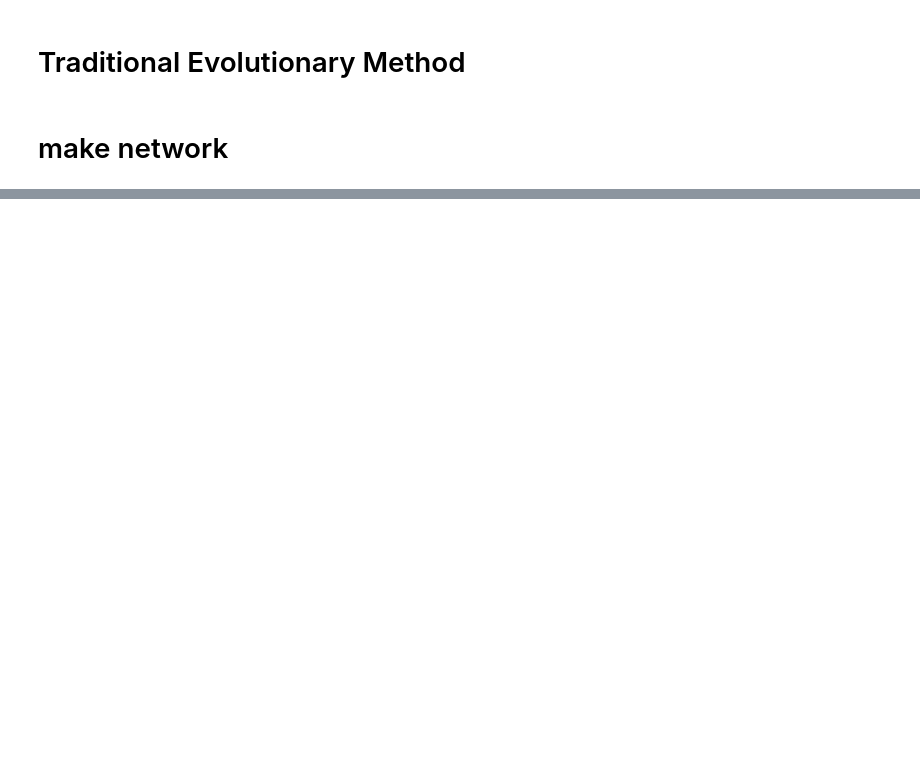
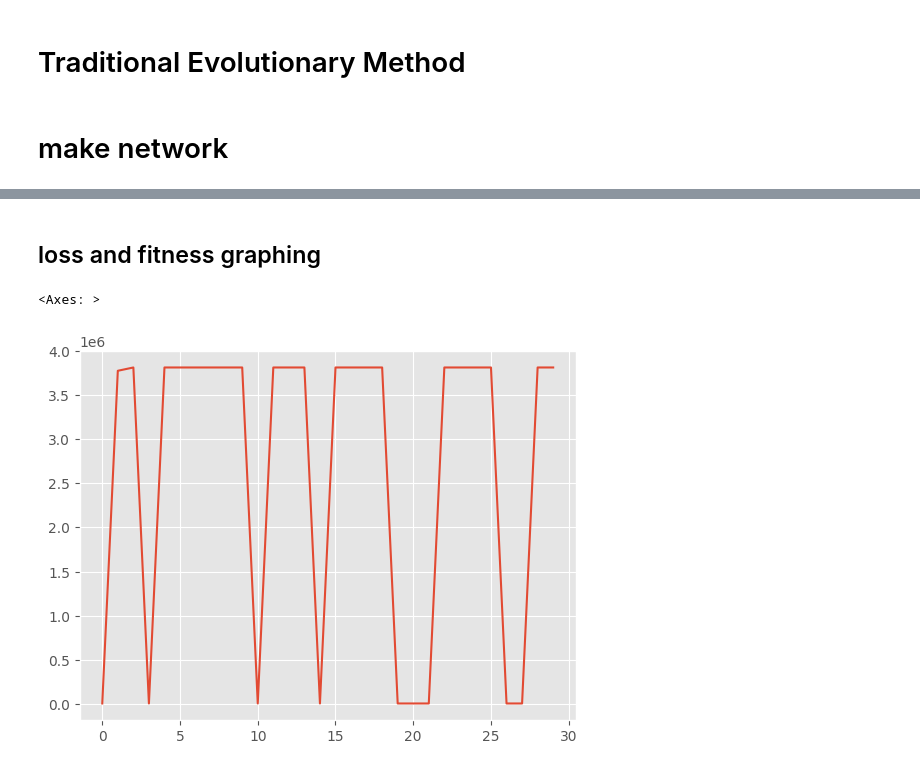
Before and after one commit to amirhu37/DCPMK, a Jupyter notebook: DCPMK.ipynb, the cells around one changed output, grey strips where cells are left out. Cells and saved outputs as stored; diff of their text form; code cells hidden in the pictures; blank space fills up the shorter version.

```diff
--- a/DCPMK.ipynb
+++ b/DCPMK.ipynb
@@ -504,7 +532,8 @@ Loss Function: FitnessLoss()
 def fit(
         input_tensor : torch.Tensor,
         num_epochs: int = 1,
-        ) -> torch.Tensor:
+        verbose : bool = False,
+) -> torch.Tensor:
     for epoch in range(num_epochs):
         optimizer.zero_grad()
 
@@ -513,25 +542,16 @@ def fit(
         # print(f"out.shape: {out.shape}")
         # Reshape out to (pop_size, n_sensors, ndim)
         out_denorm = denormalize_positions(out, ENV_SIZE)
-        loss = fitness_fn(out_denorm, first_env)
+        # print("out_denorm :",out_denorm.requires_grad)
+        loss = fitness_fn(out)
 
         loss.backward(retain_graph=True)
 
         optimizer.step()
 
-        if (epoch+1) % 20 == 0 or epoch == 0:
+        if ((epoch+1) % 20 == 0 or epoch == 0) and verbose:
             print(f"Epoch {epoch+1}/{num_epochs}, Loss: {loss.item():.4f}")
         denorm_X = denormalize_positions(Sensor_Nodes, ENV_SIZE)
-    return denorm_X
 
-
-# out_denorm = fit(1)
-# print(f"out_denorm:\n {out_denorm[0]}")
-# out_X = denormalize_positions(Sensor_Nodes[0], ENV_SIZE)
-# Visualize final result
-# final_env = positioning_nodes(first_env, out_denorm)
-
-# final_env = positioning_nodes(final_env, new_target_point, 3)
-# plot_2d_environment(final_env, radii=radii)
-# print(torch.count_nonzero(final_env == 2), "Sensors placed in the environment.")
+    return denorm_X , loss.item()
 # %%
@@ -627,0 +638,7 @@ plot_2d_environment(final_env, radii=radii)
+# %% [markdown]
+## loss and fitness graphing
+# %%
+sns.lineplot(ft_dure_gen)
+# %% [output]
+<Axes: >
+[figure, added]
```
Also changed, not shown: parts of 24 cells of this notebook.
